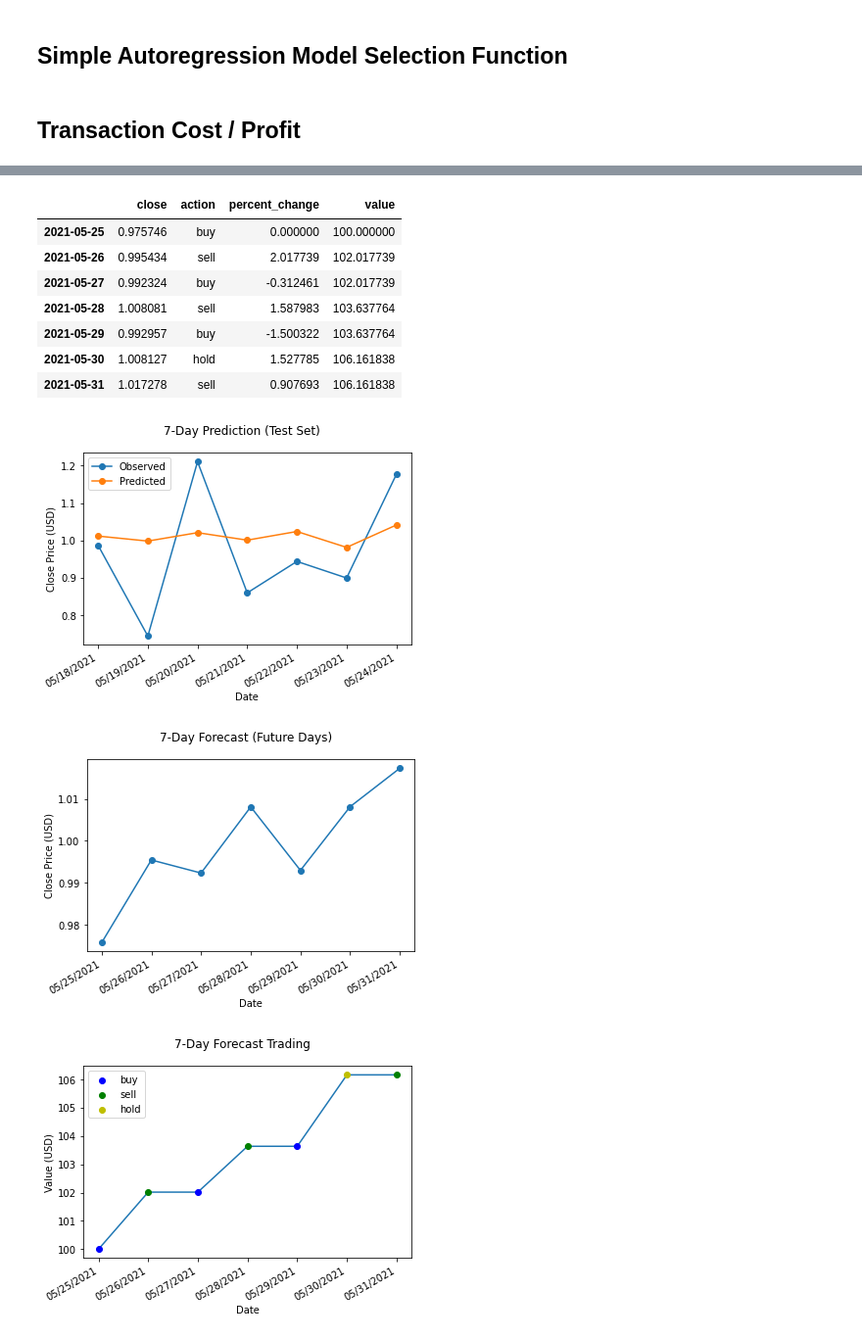
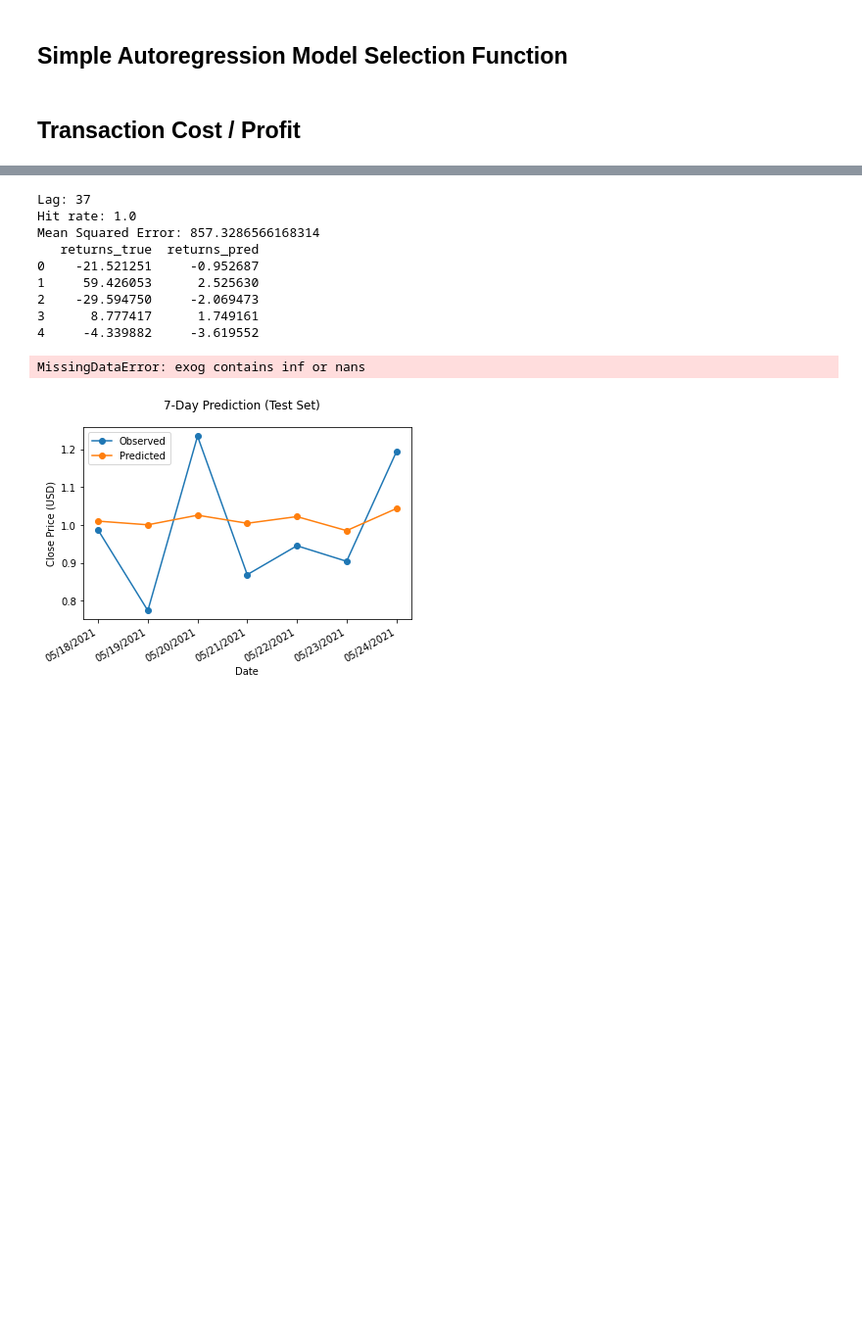
Before and after one commit to DSEI21000-S21/project-altcoinpriceprediction, a Jupyter notebook: experiments/mwander/Simple_Model_Trade.ipynb, the cells around one changed output, grey strips where cells are left out. Shown: that part at 98% size. Drawn from its saved outputs; the diff is of its cells as text; code cells hidden in the pictures; blank space fills up the shorter version.

```diff
--- a/experiments/mwander/Simple_Model_Trade.ipynb
+++ b/experiments/mwander/Simple_Model_Trade.ipynb
@@ -206,8 +206,8 @@ def transactions(actions, returns, capital, fee=0.01):
     return holdings, money - capital - (cost-capital), cost
 
 def short_term_trade_ar(data, forecast, capital, dates, optimization='RET'):
-    data_unmod = data
-    data = data.
+    #data_unmod = data
+    #data = data.
 
     action_colors = {
         'buy': 'b',
@@ -273,7 +273,7 @@ def short_term_trade_ar(data, forecast, capital, dates, optimization='RET'):
 
     return trade_actions, df_actions, profit, capital
 # %%
-X = df['price_close'].values
+X = df['price_close'].pct_change()
 hilo_info, df_actions, profit, cost = short_term_trade_ar(X, 7, 100, df.index, 'RET')
 print(f"Profit (USD): {profit}")
 print(f"Initial Cost (USD): {cost}")
@@ -299,14 +283,14 @@ Initial Cost (USD): 100
-|  | close | action | percent_change | value |
-| 2021-05-25 | 0.975746 | buy | 0.000000 | 100.000000 |
-| 2021-05-26 | 0.995434 | sell | 2.017739 | 102.017739 |
-| 2021-05-27 | 0.992324 | buy | -0.312461 | 102.017739 |
-| 2021-05-28 | 1.008081 | sell | 1.587983 | 103.637764 |
-| 2021-05-29 | 0.992957 | buy | -1.500322 | 103.637764 |
-| 2021-05-30 | 1.008127 | hold | 1.527785 | 106.161838 |
-| 2021-05-31 | 1.017278 | sell | 0.907693 | 106.161838 |
+Lag: 37
+Hit rate: 1.0
+Mean Squared Error: 857.3286566168314
+   returns_true  returns_pred
+0    -21.521251     -0.952687
+1     59.426053      2.525630
+2    -29.594750     -2.069473
+3      8.777417      1.749161
+4     -4.339882     -3.619552
+MissingDataError: exog contains inf or nans
-[figure, old version]
+[figure, new version]
-[figure, removed]
-[figure, removed]
 # %%
 df = pd.read_csv("../../data/cryptocurrencypricehistory/coin_Cardano.csv")
 # %%
```
Also changed, not shown: parts of 5 cells of this notebook, 1 other file.
